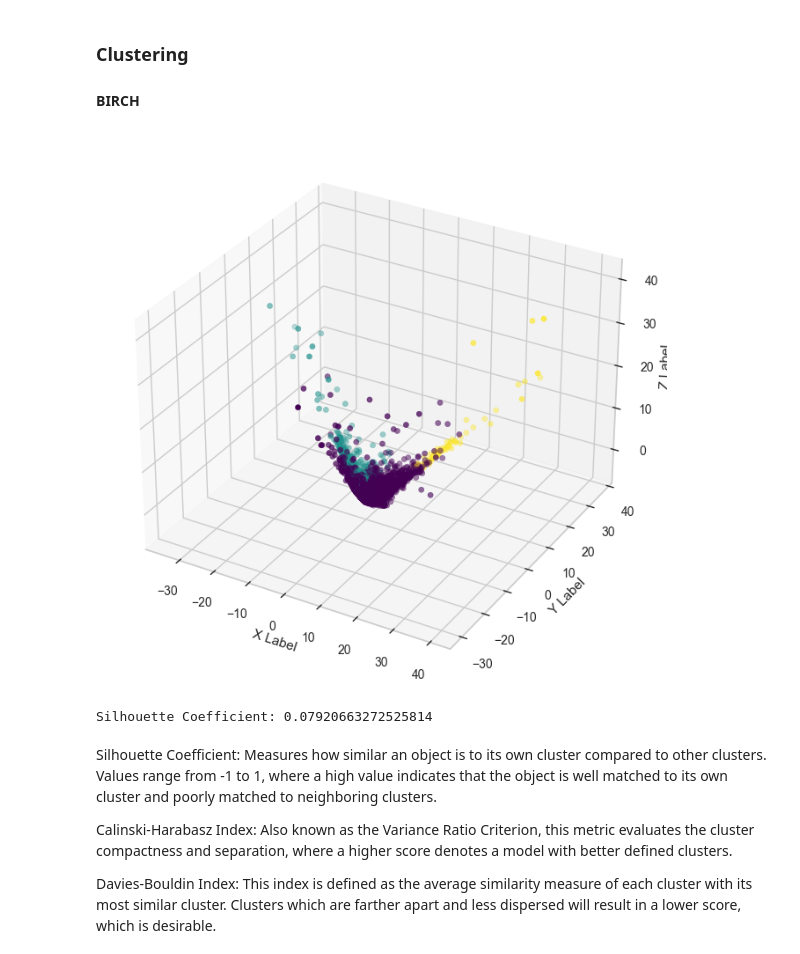
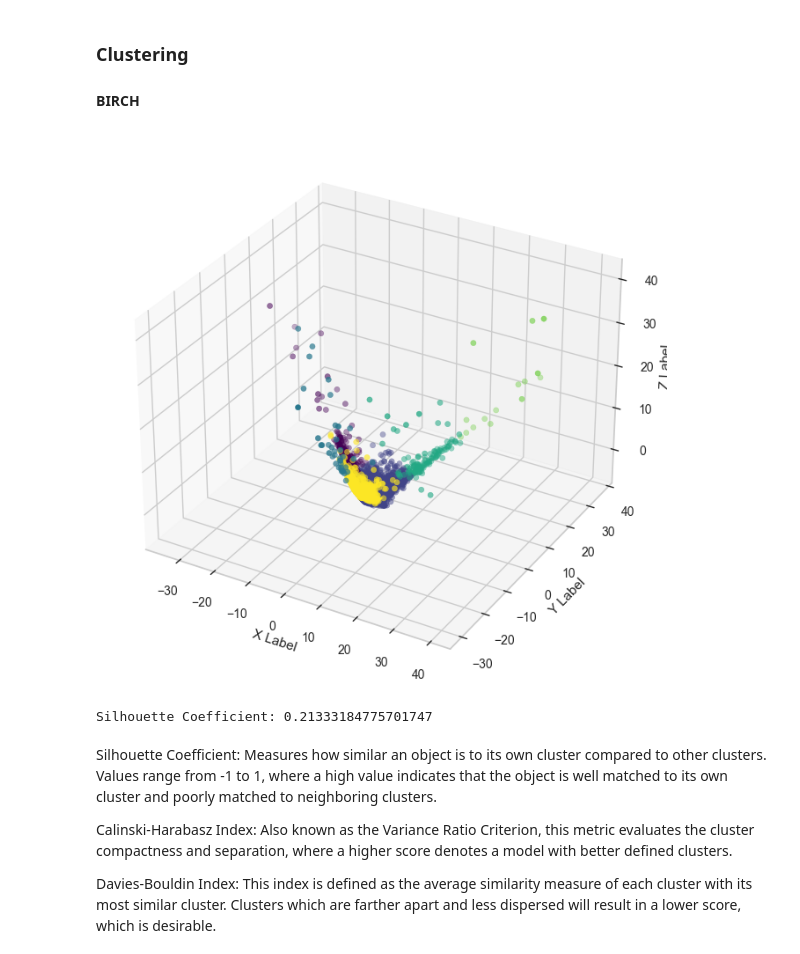
Before and after one commit to QuentinFISCH/qantar, a Jupyter notebook: tp1/exploration.ipynb, the cells around one changed output. Cells and saved outputs as stored; diff of their text form; code cells hidden in the pictures.

```diff
--- a/tp1/exploration.ipynb
+++ b/tp1/exploration.ipynb
@@ -126,20 +126,20 @@ ValueError: Invalid parameter 'n_clusters' for estimator DBSCAN(). Valid paramet
 # %%
 from sklearn.cluster import Birch
 import matplotlib.pyplot as plt
 
 # BIRCH clustering
-brc = Birch(branching_factor=100, threshold=.5, n_clusters=3)
-brc.fit(data_attitude_weighted_scaled)
+brc = Birch(branching_factor=100, threshold=.5, n_clusters=6)
+brc.fit(data_attitude_pca)
 
 # Plotting
-labels = brc.predict(data_attitude_weighted_scaled)
+labels = brc.predict(data_attitude_pca)
 # Plotting in 3D
 fig = plt.figure(figsize=(8, 8))
 ax = fig.add_subplot(111, projection='3d')
 ax.scatter(data_attitude_pca.iloc[:, 0], data_attitude_pca.iloc[:, 1], data_attitude_pca.iloc[:, 2], cmap='viridis', c=labels)
 ax.set_xlabel('X Label')
 ax.set_ylabel('Y Label')
 ax.set_zlabel('Z Label')
 plt.show()
 # %% [output]
-[figure, old version]
+[figure, new version]
@@ -147,10 +167,10 @@ plt.show()
 from sklearn.metrics import silhouette_score
 
 # Silhouette Coefficient
-silhouette = silhouette_score(data_attitude_weighted_scaled, labels)
+silhouette = silhouette_score(data_attitude_pca, labels)
 print(f'Silhouette Coefficient: {silhouette}')
 # %% [output]
-Silhouette Coefficient: 0.07920663272525814
+Silhouette Coefficient: 0.21333184775701747
 # %% [markdown]
 Silhouette Coefficient: Measures how similar an object is to its own cluster compared to other clusters. Values range from -1 to 1, where a high value indicates that the object is well matched to its own cluster and poorly matched to neighboring clusters.
 
```
Also changed, not shown: parts of 12 cells of this notebook.
